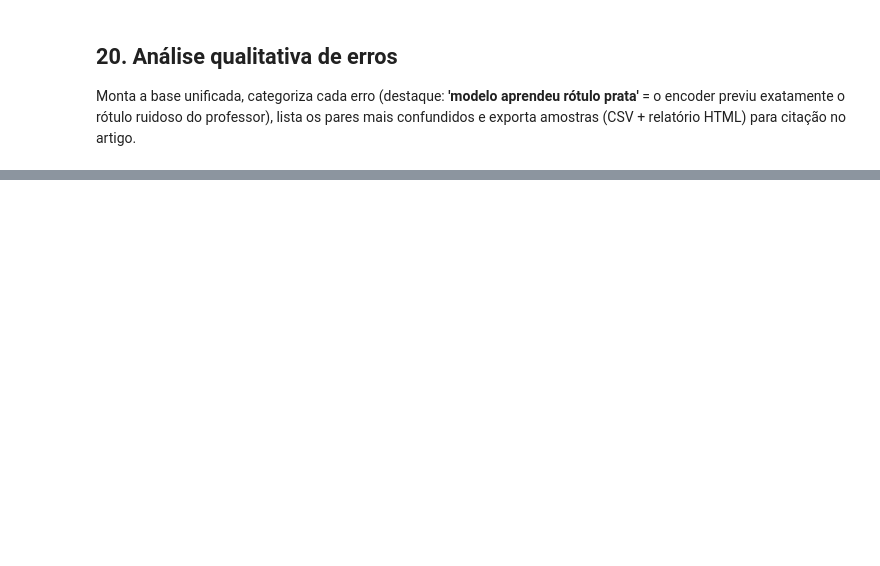
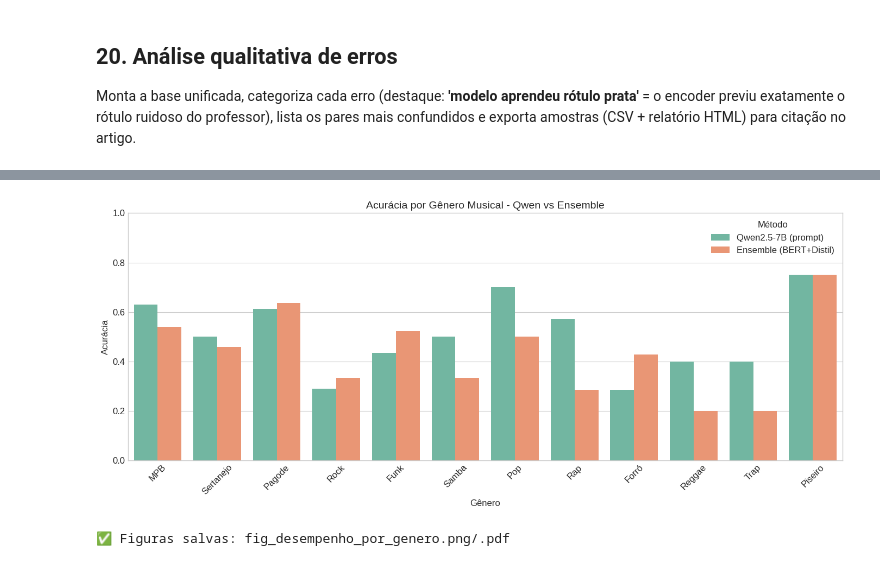
Before and after one commit to sarahregina-dev/MusicEmotionPLN, a Jupyter notebook: plnmusicemotion.ipynb, the cells around one changed output, grey strips where cells are left out. Drawn from its saved outputs; the diff is of its cells as text; code cells hidden in the pictures; blank space fills up the shorter version.

```diff
--- a/plnmusicemotion.ipynb
+++ b/plnmusicemotion.ipynb
@@ -1429,0 +2039,48 @@ display(amostra_qwen)
+# %%
+# =====================================================
+# 4. Análise por Gênero Musical (Qwen e Ensemble)
+# =====================================================
+
+# Carregar gênero do corpus
+corpus_gen = pd.read_csv(CORPUS_CSV)[['id', 'genero']]
+gold_gen = gold.merge(corpus_gen, on='id')
+
+# Juntar com predições
+df_gen = gold_gen[['id', 'emocao', 'genero']].copy()
+for nome, col in METODOS.items():
+    if nome in metodos_analise:
+        df_gen = df_gen.merge(m[['id', col]], on='id', how='left')
+
+# Calcular acurácia por gênero
+result_gen = []
+for nome in metodos_analise:
+    col = METODOS[nome]
+    for gen in df_gen['genero'].unique():
+        sub = df_gen[df_gen['genero'] == gen].dropna(subset=[col])
+        if len(sub) >= 3:  # mínimo para não distorcer
+            acc = (sub['emocao'] == sub[col]).mean()
+            result_gen.append({'método': nome, 'gênero': gen, 'acurácia': acc, 'n': len(sub)})
+
+df_gen_plot = pd.DataFrame(result_gen)
+
+# Ordenar por número de amostras
+order = df_gen_plot[df_gen_plot['método'] == metodos_analise[0]].sort_values('n', ascending=False)['gênero']
+df_gen_plot['gênero'] = pd.Categorical(df_gen_plot['gênero'], categories=order, ordered=True)
+
+# Plot
+fig, ax = plt.subplots(figsize=(14, 6))
+sns.barplot(data=df_gen_plot, x='gênero', y='acurácia', hue='método', ax=ax)
+ax.set_title('Acurácia por Gênero Musical - Qwen vs Ensemble', fontsize=14)
+ax.set_xlabel('Gênero')
+ax.set_ylabel('Acurácia')
+ax.set_ylim(0, 1)
+ax.legend(title='Método')
+ax.tick_params(axis='x', rotation=45)
+plt.tight_layout()
+plt.savefig('/kaggle/working/fig_desempenho_por_genero.png', dpi=300, bbox_inches='tight')
+plt.savefig('/kaggle/working/fig_desempenho_por_genero.pdf', bbox_inches='tight')
+plt.show()
+print("✅ Figuras salvas: fig_desempenho_por_genero.png/.pdf")
+# %% [output]
+[figure, added]
+✅ Figuras salvas: fig_desempenho_por_genero.png/.pdf
```
Also changed, not shown: parts of 47 cells of this notebook.
